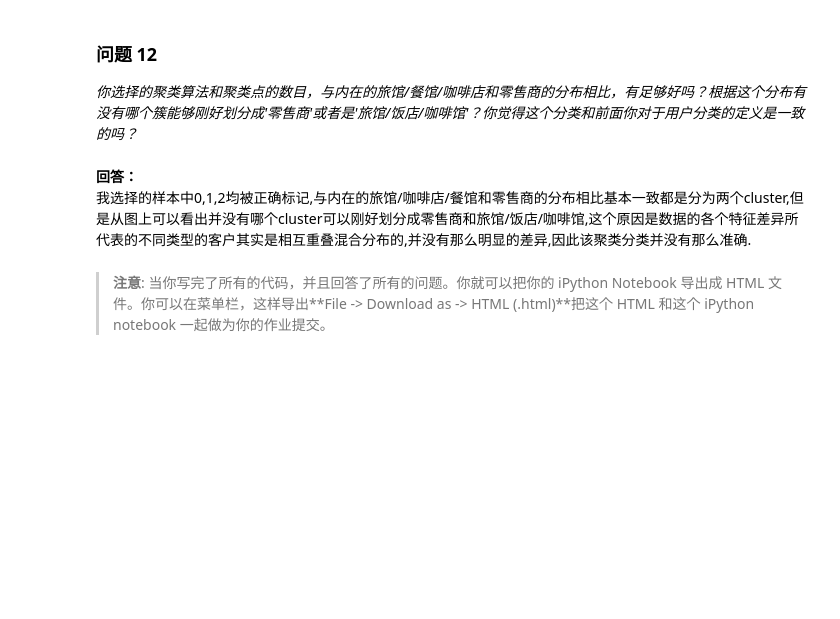
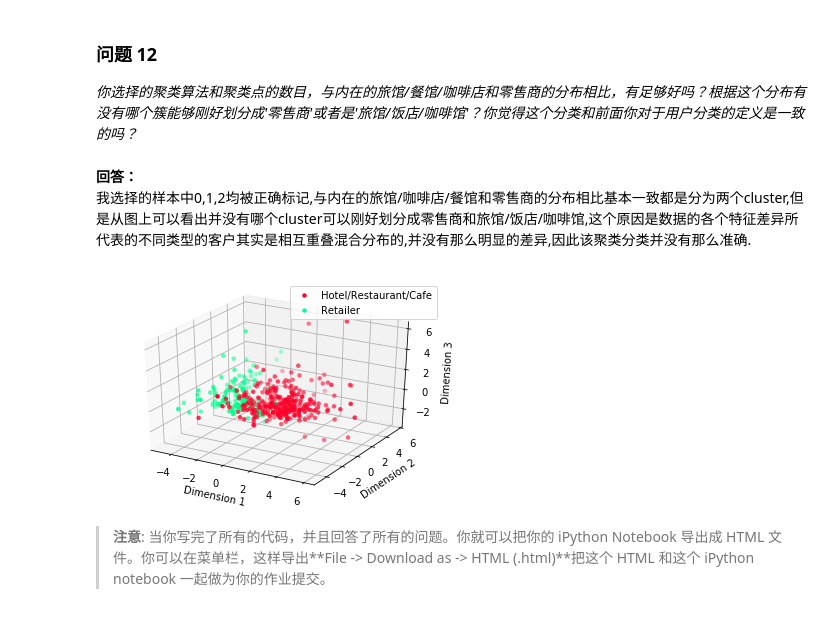
Before and after one commit to xueweiyema/creating_customer_segments, a Jupyter notebook: customer_segments.ipynb, the cells around one changed output. Cells and saved outputs as stored; diff of their text form; code cells hidden in the pictures; blank space fills up the shorter version.

```diff
--- a/customer_segments.ipynb
+++ b/customer_segments.ipynb
@@ -612,5 +612,46 @@ vs.channel_results(reduced_data, outliers, pca_samples)
 # %% [markdown]
 **回答：**
 我选择的样本中0,1,2均被正确标记,与内在的旅馆/咖啡店/餐馆和零售商的分布相比基本一致都是分为两个cluster,但是从图上可以看出并没有哪个cluster可以刚好划分成零售商和旅馆/饭店/咖啡馆,这个原因是数据的各个特征差异所代表的不同类型的客户其实是相互重叠混合分布的,并没有那么明显的差异,因此该聚类分类并没有那么准确.
+# %%
+#try 3d
+from mpl_toolkits.mplot3d import Axes3D
+import matplotlib.pyplot as plt
+import matplotlib.cm as cm
+%matplotlib inline
+# use a 3-component PCA
+reduced_data3 = PCA(n_components=3).fit_transform(good_data)
+reduced_data3 = pd.DataFrame(reduced_data3,
+                columns = ['Dimension 1', 'Dimension 2', 'Dimension 3'])
+
+# get the labels
+channel = pd.read_csv("customers.csv")['Channel']
+channel = channel.drop(channel.index[outliers]).reset_index(drop = True)
+labeled = pd.concat([reduced_data3, channel], axis = 1)
+labels = ['Hotel/Restaurant/Cafe', 'Retailer']
+
+# group by labels
+grouped = labeled.groupby('Channel')
+
+# color stuff
+cmap = cm.get_cmap('gist_rainbow')
+
+# let's plot!
+fig = plt.figure()
+axe3d = fig.gca(projection = '3d')
+for i, data3 in grouped:
+    axe3d.scatter(data3.iloc[:,0],data3.iloc[:,1],data3.iloc[:,2],
+                  c = cmap((i-1)*1.0/2),label = labels[int(i)-1], linewidth = 0)
+
+# ajust for sanity
+axe3d.set_xlabel('Dimension 1')
+axe3d.set_ylabel('Dimension 2')
+axe3d.set_zlabel('Dimension 3')
+axe3d.set_xlim(labeled.iloc[:,0].min(),labeled.iloc[:,0].max())
+axe3d.set_ylim(labeled.iloc[:,1].min(),labeled.iloc[:,1].max())
+axe3d.set_zlim(labeled.iloc[:,2].min(),labeled.iloc[:,2].max())
+axe3d.legend()
+plt.show()
+# %% [output]
+[figure, added]
 # %% [markdown]
 > **注意**: 当你写完了所有的代码，并且回答了所有的问题。你就可以把你的 iPython Notebook 导出成 HTML 文件。你可以在菜单栏，这样导出**File -> Download as -> HTML (.html)**把这个 HTML 和这个 iPython notebook 一起做为你的作业提交。
```
Also changed, not shown: 1 other file.
